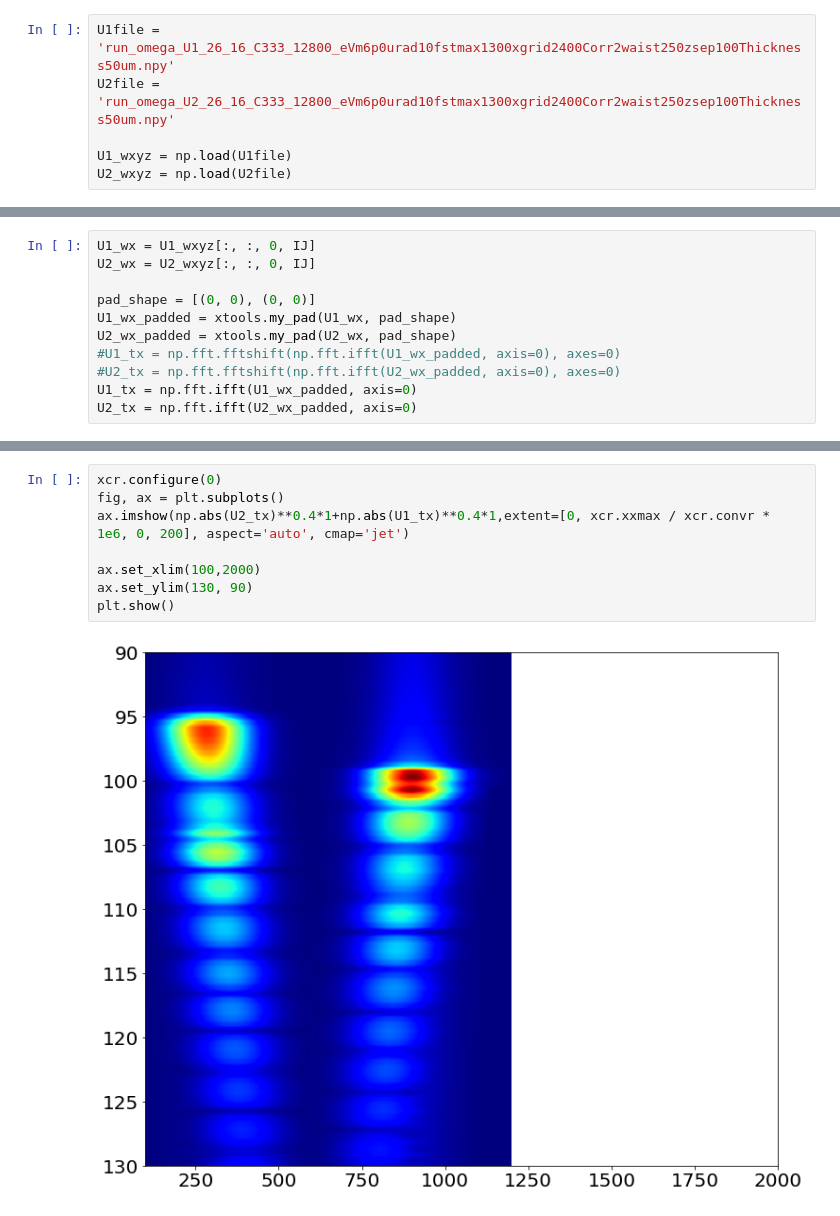
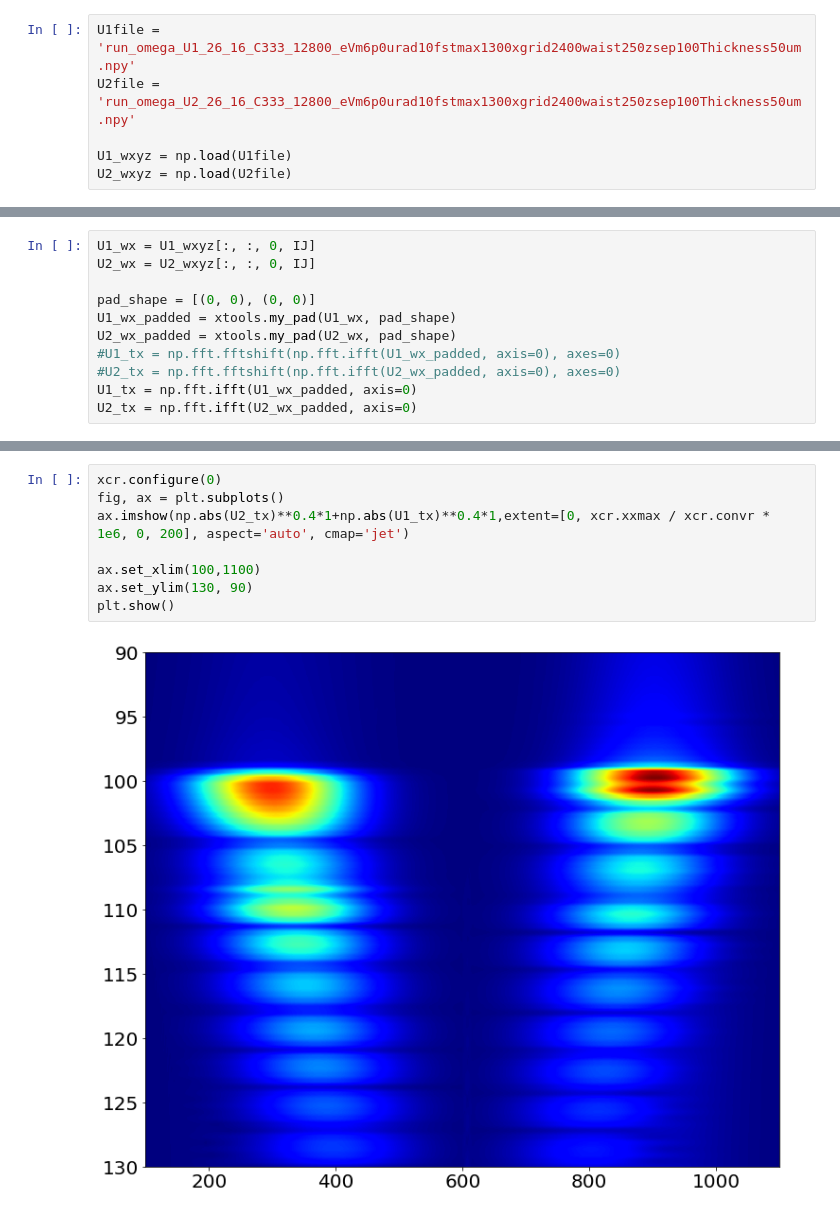
Before and after one commit to balticfish/crystal-fft-bpm, a Jupyter notebook: examples/process-parallel-data-4rocking-curves-and-TD-example.ipynb, the cells around one changed output, grey strips where cells are left out. Drawn from its saved outputs; the diff is of its cells as text.

```diff
--- a/examples/process-parallel-data-4rocking-curves-and-TD-example.ipynb
+++ b/examples/process-parallel-data-4rocking-curves-and-TD-example.ipynb
@@ -131,8 +131,8 @@ plot_run(datafile, XOPfile)
 XOP scan range:  0.2327323926165 :  30.019227971670002
 [figure]
 # %%
-U1file = 'run_omega_U1_26_16_C333_12800_eVm6p0urad10fstmax1300xgrid2400Corr2waist250zsep100Thickness50um.npy'
-U2file = 'run_omega_U2_26_16_C333_12800_eVm6p0urad10fstmax1300xgrid2400Corr2waist250zsep100Thickness50um.npy'
+U1file = 'run_omega_U1_26_16_C333_12800_eVm6p0urad10fstmax1300xgrid2400waist250zsep100Thickness50um.npy'
+U2file = 'run_omega_U2_26_16_C333_12800_eVm6p0urad10fstmax1300xgrid2400waist250zsep100Thickness50um.npy'
 
 U1_wxyz = np.load(U1file)
 U2_wxyz = np.load(U2file)
@@ -178,10 +178,10 @@ plt.show()
 # %%
 xcr.configure(0)
 fig, ax = plt.subplots()
 ax.imshow(np.abs(U2_tx)**0.4*1+np.abs(U1_tx)**0.4*1,extent=[0, xcr.xxmax / xcr.convr * 1e6, 0, 200], aspect='auto', cmap='jet')
 
-ax.set_xlim(100,2000)
+ax.set_xlim(100,1100)
 ax.set_ylim(130, 90)
 plt.show()
 # %% [output]
-[figure, old version]
+[figure, new version]
```
Also changed, not shown: parts of 2 cells of this notebook, 35 other files.
